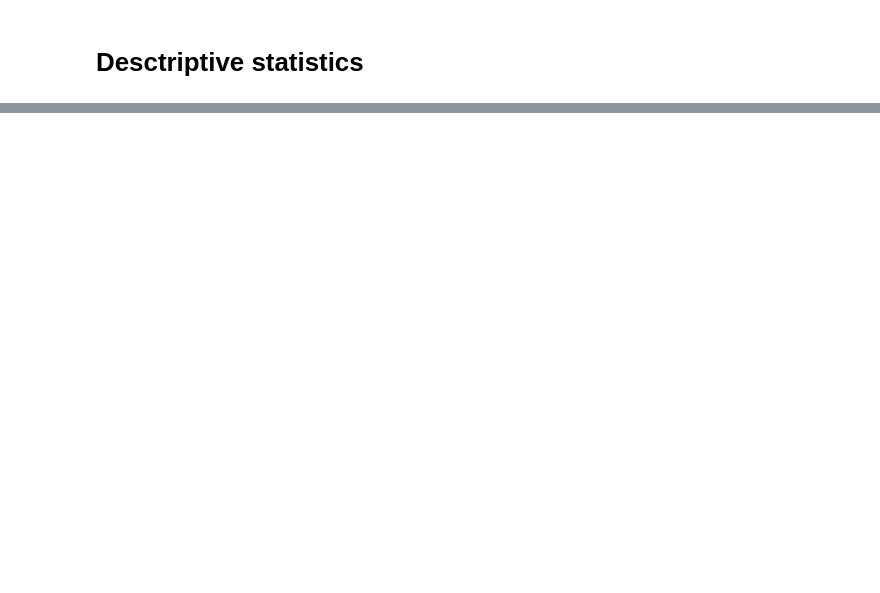
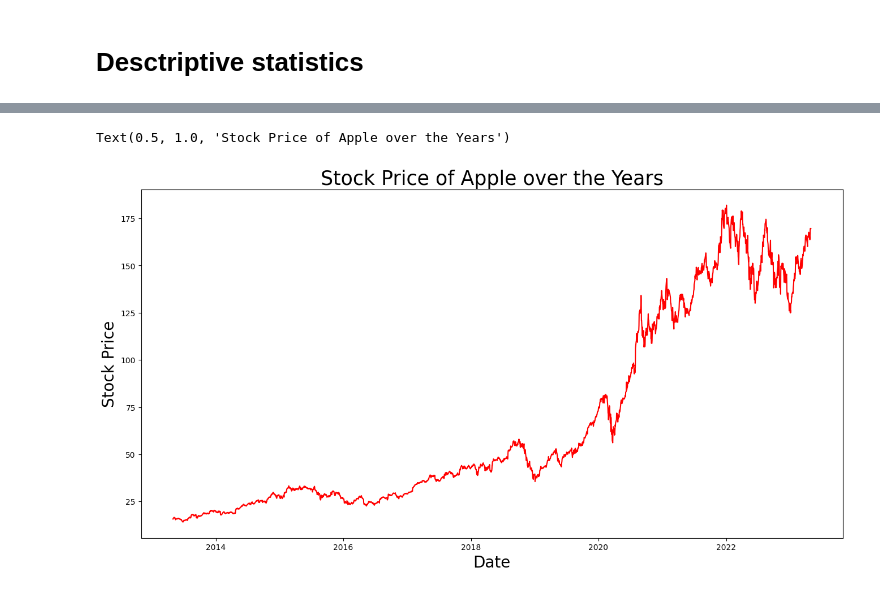
Before and after one commit to Radko99/Apple-stocks-wrangling-cleaning, a Jupyter notebook: Stocks_predictions.ipynb, the cells around one changed output, grey strips where cells are left out. Drawn from its saved outputs; the diff is of its cells as text; code cells hidden in the pictures; blank space fills up the shorter version.

Commit message:
Adding plot

```diff
--- a/Stocks_predictions.ipynb
+++ b/Stocks_predictions.ipynb
@@ -17,14 +21,6 @@ print(market.shape)
 
 # Market data frame types
 print(market.dtypes)
-
-# Remove all letters in dataframe
-market = market.replace('[^0-9]+', '', regex=True)
-
-## Changing col name "Vol." to be more usefull
-market = market.rename(columns = {"Vol.":"Vol"})
-### Drop also change%
-market = market.drop(columns = "Change %")
 # %% [output]
          Date   Price    Open    High     Low    Vol. Change %
 0  05/01/2023  169.59  169.28  170.45  168.64  49.39M   -0.05%
@@ -48,0 +48,7 @@ dtype: object
+# %%
+# Remove all letters in dataframe
+market[["Price", "Open", "High", "Low"]] = market[["Price", "Open", "High", "Low"]].replace('[^0-9\.]+', '', regex=True)
+## Unit M means milion
+
+### Drop also change%
+market = market.drop(columns = "Change %")
@@ -48,0 +66,5 @@ dtype: object
+# %%
+# Drop missing value
+print(market[market["Vol"].isnull()])
+market = market.dropna()
+print(market.isna().any())
@@ -49,6 +95,7 @@ dtype: object
 # %%
 # Convert data
-market[["Price", "Open", "High", "Low", "Vol"]] = market[["Price", "Open", "High", "Low", "Vol"]].astype(float)
+market["Date"] = pd.to_datetime(market["Date"], format='%m/%d/%Y')
+market[["Price", "Open", "High", "Low"]] = market[["Price", "Open", "High", "Low"]].astype(float)
 
-print(market.dtypes)
+print(market.info())
 # %% [output]
@@ -75,0 +130,10 @@ market.describe()
+# %%
+market.index = market['Date']
+plt.figure(figsize=(16,8))
+plt.plot(market['Price'], label='Price history',color='r')
+plt.xlabel('Date',size=20)
+plt.ylabel('Stock Price',size=20)
+plt.title('Stock Price of Apple over the Years',size=25)
+# %% [output]
+Text(0.5, 1.0, 'Stock Price of Apple over the Years')
+[figure, added]
```
Also changed, not shown: parts of 8 cells of this notebook.
